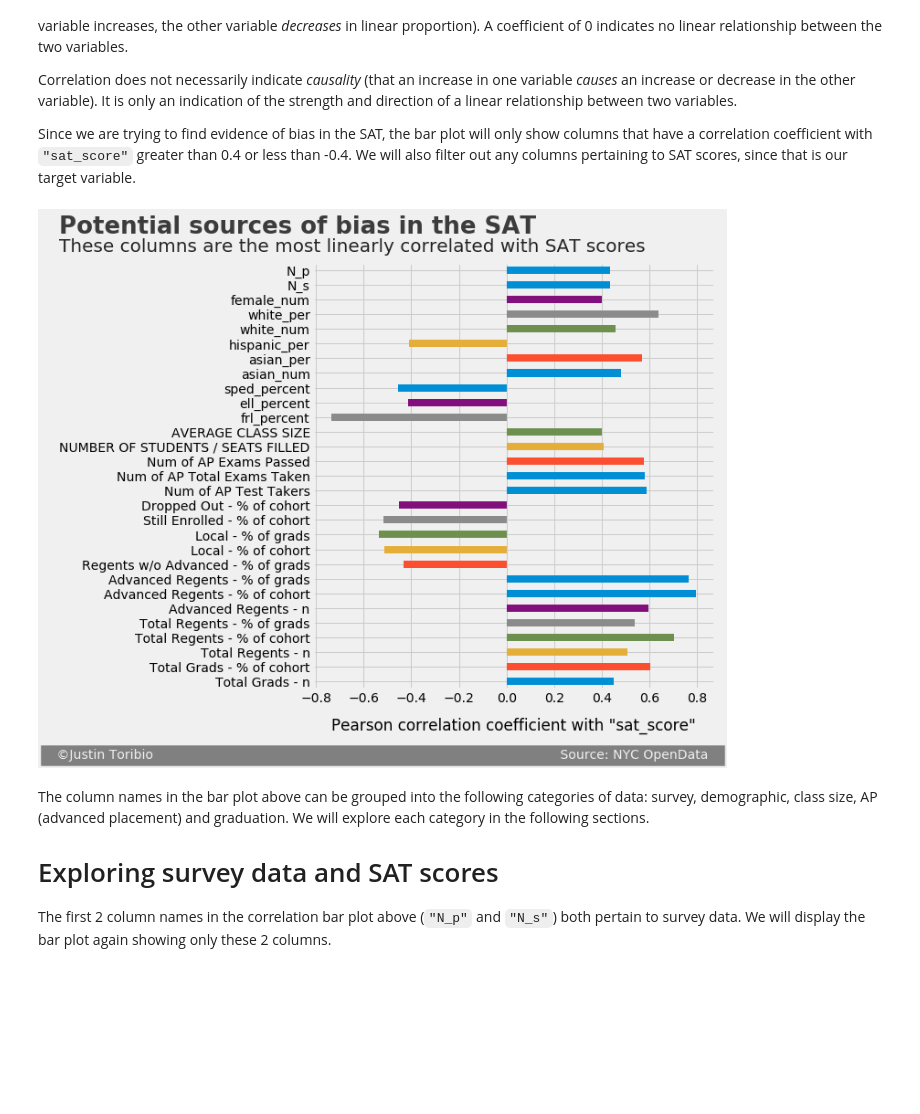
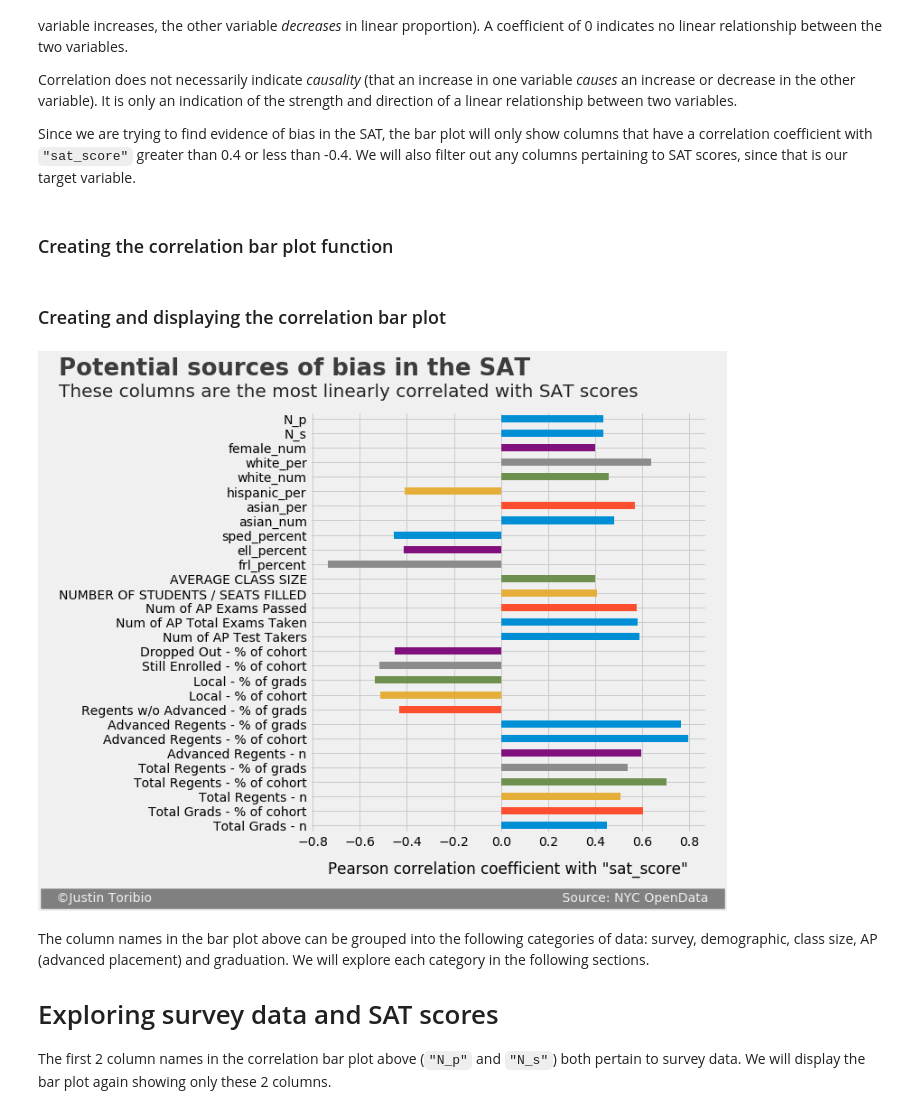
Before and after one commit to JustinToribio/analyzing-the-sat, a Jupyter notebook: notebooks/1.0-jt-analyze-the-sat.ipynb, the cells around one changed output. Saved outputs shown, nothing was run; the diff lists cells and outputs as text; code cells hidden in the pictures; blank space fills up the shorter version.

Commit message:
notebook: corr bar plot func created and code cells updated

```diff
--- a/notebooks/1.0-jt-analyze-the-sat.ipynb
+++ b/notebooks/1.0-jt-analyze-the-sat.ipynb
@@ -280,3 +279,5 @@ The Pearson correlation coefficient measures the strength and direction of a lin
 Correlation does not necessarily indicate *causality* (that an increase in one variable *causes* an increase or decrease in the other variable).   It is only an indication of the strength and direction of a linear relationship between two variables.
 
 Since we are trying to find evidence of bias in the SAT, the bar plot will only show columns that have a correlation coefficient with `"sat_score"` greater than 0.4 or less than -0.4.  We will also filter out any columns pertaining to SAT scores, since that is our target variable.
+# %% [markdown]
+### Creating the correlation bar plot function
@@ -283,36 +345,25 @@ Since we are trying to find evidence of bias in the SAT, the bar plot will only
+# %% [markdown]
+### Creating and displaying the correlation bar plot
 # %%
-# Create a dataset with only columns that have a correlation coefficient
-# with "sat_score" greater than 0.4 or less than -0.4, and drop the
-# SAT columns.
-correlations = data.corr()["sat_score"]
-filtered_correlations = correlations[abs(correlations) > 0.4]
-filtered_correlations.drop(["sat_score",
-                            "SAT Writing Avg. Score",
-                            "SAT Critical Reading Avg. Score",
-                            "SAT Math Avg. Score",
-                            "Num of SAT Test Takers"], inplace=True)
-
-# Assign the text of the bar plot to variables.
+# Assign the list of column names to drop and the text of the bar plot
+# to variables.
+columns = ["sat_score",
+           "SAT Writing Avg. Score",
+           "SAT Critical Reading Avg. Score",
+           "SAT Math Avg. Score",
+           "Num of SAT Test Takers"]
 title = "Potential sources of bias in the SAT"
 subtitle = "These columns are the most linearly correlated with SAT scores"
 x_axis_label = 'Pearson correlation coefficient with "sat_score"'
-signature = (
-    "   ©Justin Toribio                                                    "
-    "                                               Source: NYC OpenData   "
-)
 
-# Create the bar plot, add the text and display the plot.
-plt.close("all")
-style.use("fivethirtyeight")
-graph = filtered_correlations.plot.barh(figsize=[7,8])
-graph.set_xlabel(x_axis_label, labelpad=13)
-graph.text(s=title, x=-1.88, y=30.5, fontsize=26, weight="bold", alpha=.75)
-graph.text(s=subtitle, x=-1.88, y=29.25, fontsize=20, alpha=.85)
-graph.text(s=signature, x=-1.94, y=-5.25, fontsize=14, color="#f0f0f0",
-           backgroundcolor="grey")
-plt.show()
+# Create and display the bar plot.
+corr_bar_plot(data, "sat_score", criteria="abs", threshold=.4,
+              drop_cols=columns, fig_size=[7,8], x_axis_label=x_axis_label,
+              title=title, title_x_adj=-1.88, title_y_adj=26, title_size=26,
+              sub=subtitle, sub_x_adj=-1.88, sub_y_adj=26.5, sub_size=20,
+              sig_x_adj=-1.94, sig_y_adj=-5.25, sig_space_adj=99)
 # %% [output]
-[figure, old version]
+[figure, new version]
 # %% [markdown]
 The column names in the bar plot above can be grouped into the following categories of data: survey, demographic, class size, AP (advanced placement) and graduation.  We will explore each category in the following sections.
 
```
Also changed, not shown: parts of 8 cells of this notebook.
